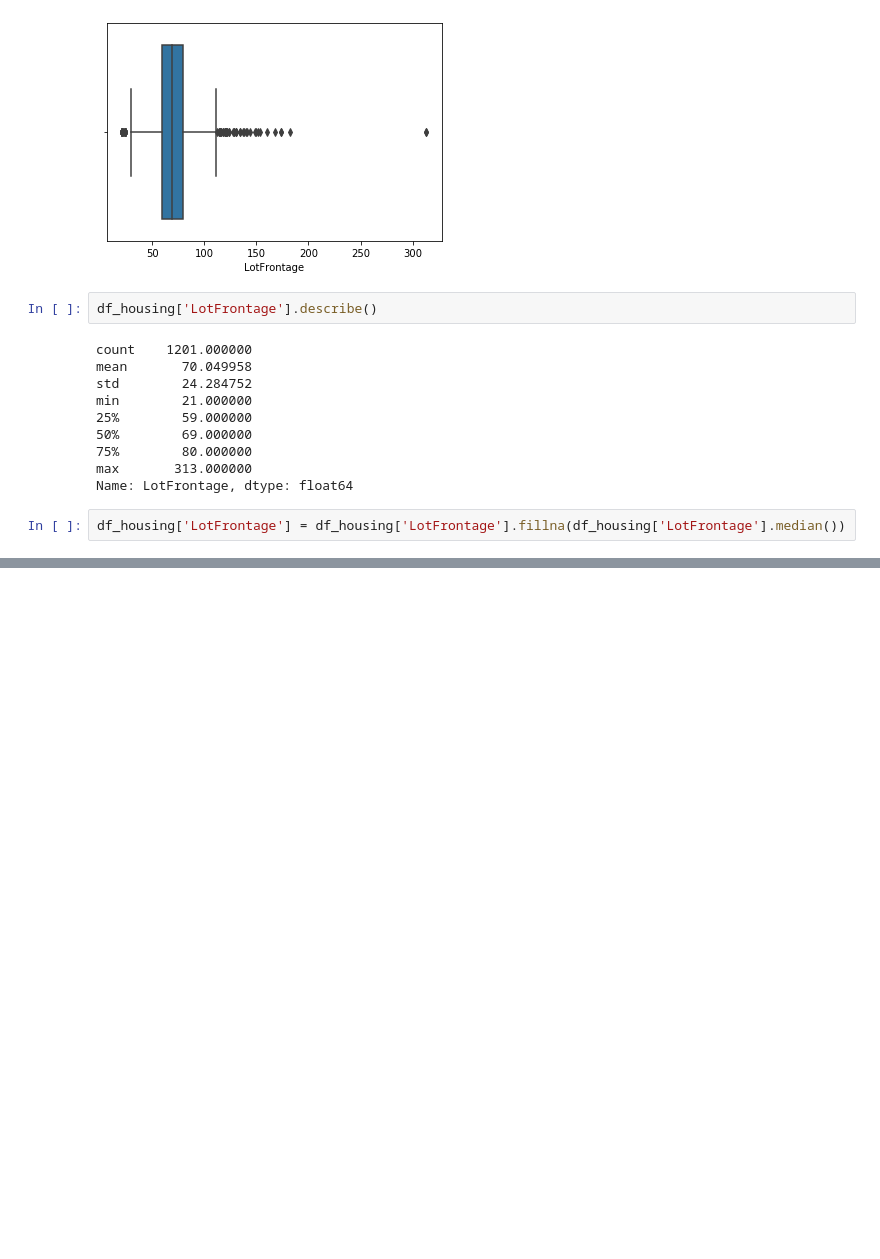
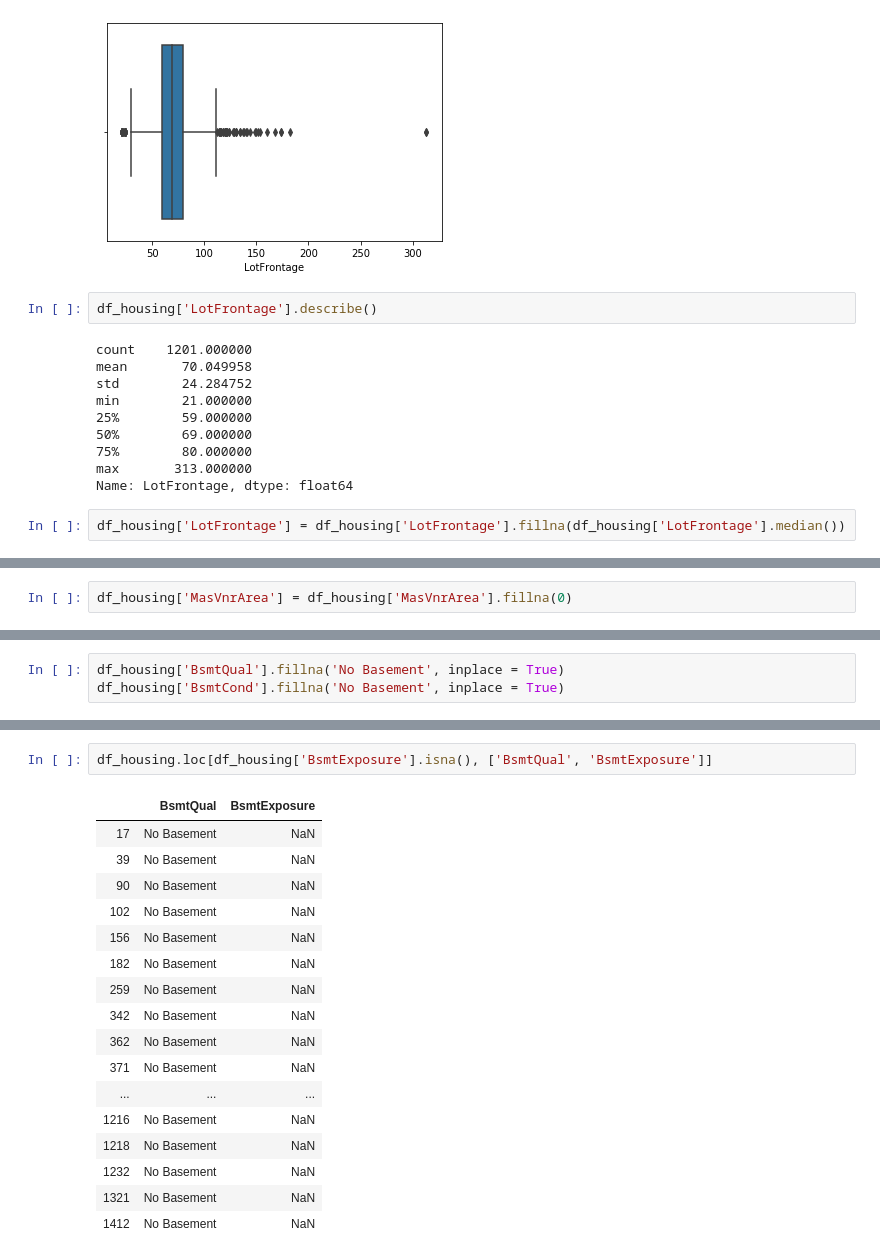
Before and after one commit to singh-manvinder/house_price_prediction, a Jupyter notebook: solution.ipynb, the cells around one changed output, grey strips where cells are left out. Cells and saved outputs as stored; diff of their text form; blank space fills up the shorter version.

```diff
--- a/solution.ipynb
+++ b/solution.ipynb
@@ -128,0 +165,2 @@ df_housing['LotFrontage'] = df_housing['LotFrontage'].fillna(df_housing['LotFron
+# %%
+df_housing['MasVnrArea'] = df_housing['MasVnrArea'].fillna(0)
@@ -128,0 +179,3 @@ df_housing['LotFrontage'] = df_housing['LotFrontage'].fillna(df_housing['LotFron
+# %%
+df_housing['BsmtQual'].fillna('No Basement', inplace = True)
+df_housing['BsmtCond'].fillna('No Basement', inplace = True)
@@ -128,0 +192,20 @@ df_housing['LotFrontage'] = df_housing['LotFrontage'].fillna(df_housing['LotFron
+# %%
+df_housing.loc[df_housing['BsmtExposure'].isna(), ['BsmtQual', 'BsmtExposure']]
+# %% [output]
+|  | BsmtQual | BsmtExposure |
+| 17 | No Basement | NaN |
+| 39 | No Basement | NaN |
+| 90 | No Basement | NaN |
+| 102 | No Basement | NaN |
+| 156 | No Basement | NaN |
+| 182 | No Basement | NaN |
+| 259 | No Basement | NaN |
+| 342 | No Basement | NaN |
+| 362 | No Basement | NaN |
+| 371 | No Basement | NaN |
+| ... | ... | ... |
+| 1216 | No Basement | NaN |
+| 1218 | No Basement | NaN |
+| 1232 | No Basement | NaN |
+| 1321 | No Basement | NaN |
+| 1412 | No Basement | NaN |
```
Also changed, not shown: parts of 15 cells of this notebook.
